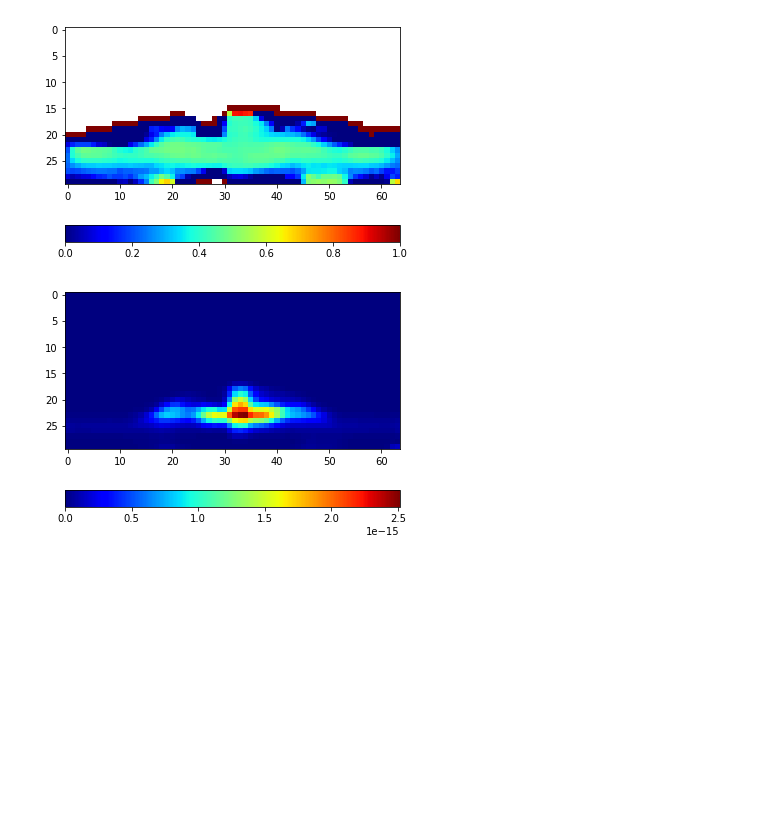
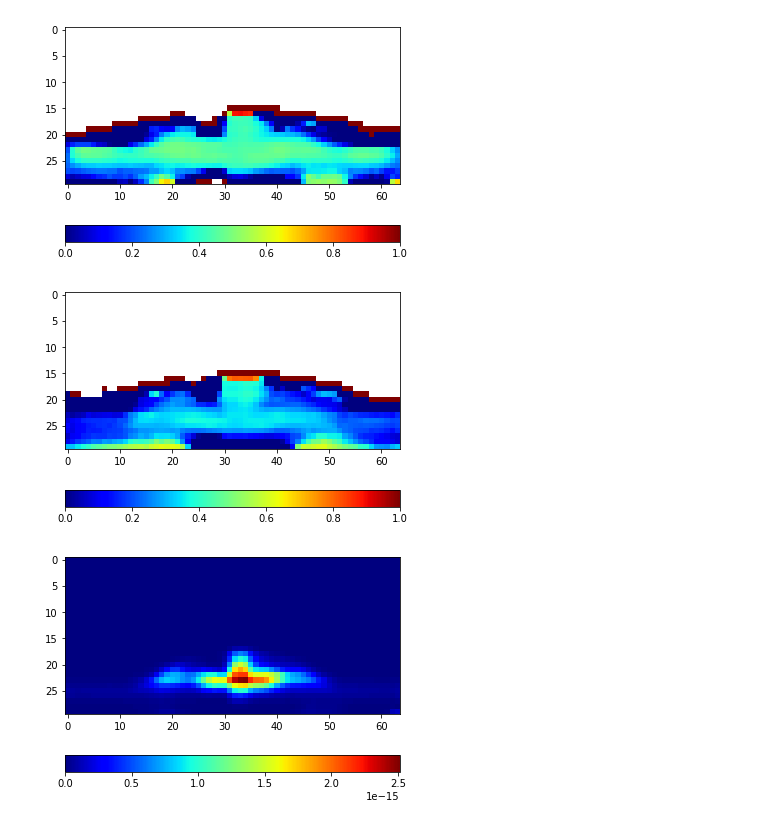
Before and after one commit to raspstephan/CBRAIN-CAM, a Jupyter notebook: notebooks/presentation/diagnostics.ipynb, the cells around one changed output. Saved outputs shown, nothing was run; the diff lists cells and outputs as text; code cells hidden in the pictures; blank space fills up the shorter version.

```diff
--- a/notebooks/presentation/diagnostics.ipynb
+++ b/notebooks/presentation/diagnostics.ipynb
@@ -535,3 +567,5 @@ FSNS           163.856      228.564      62763.6  0.996358
 FLNT           222.559      60.1968      2116.63   0.97156
 FLNS           52.3144      44.5452      767.065  0.941928
 all                NaN          NaN          NaN   0.75313
+# %%
+df2 = get_stats('F002_fbp32_engy_cons_sample1_max_rs_deep', 'fbp32_engy_cons', norms_f)
@@ -556,6 +608,10 @@ df1.stats_df[['var_ratio', 'hor_r2']]
 df1.plot_slice(df1.stats['r2'][:, :, df1._get_var_idxs('PHCLDLIQ')].mean(1).T, vmin=0, vmax=1, cmap='jet');
 # %% [output]
 [figure]
+# %%
+df2.plot_slice(df2.stats['r2'][:, :, df2._get_var_idxs('PHCLDLIQ')].mean(1).T, vmin=0, vmax=1, cmap='jet');
+# %% [output]
+[figure, added]
 # %%
 df1.plot_slice(df1.stats['true_var'][:, :, df1._get_var_idxs('PHCLDLIQ')].mean(1).T, cmap='jet');
 # %% [output]
```
Also changed, not shown: parts of 8 cells of this notebook, 3 other files.
